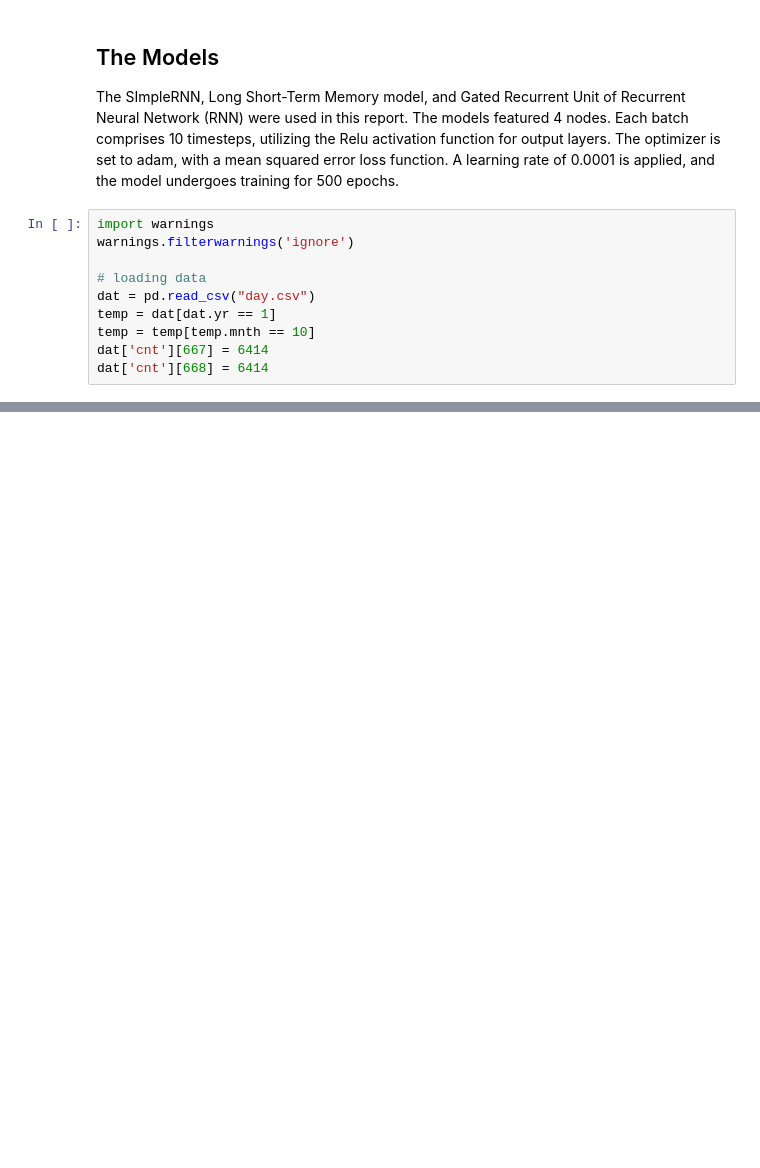
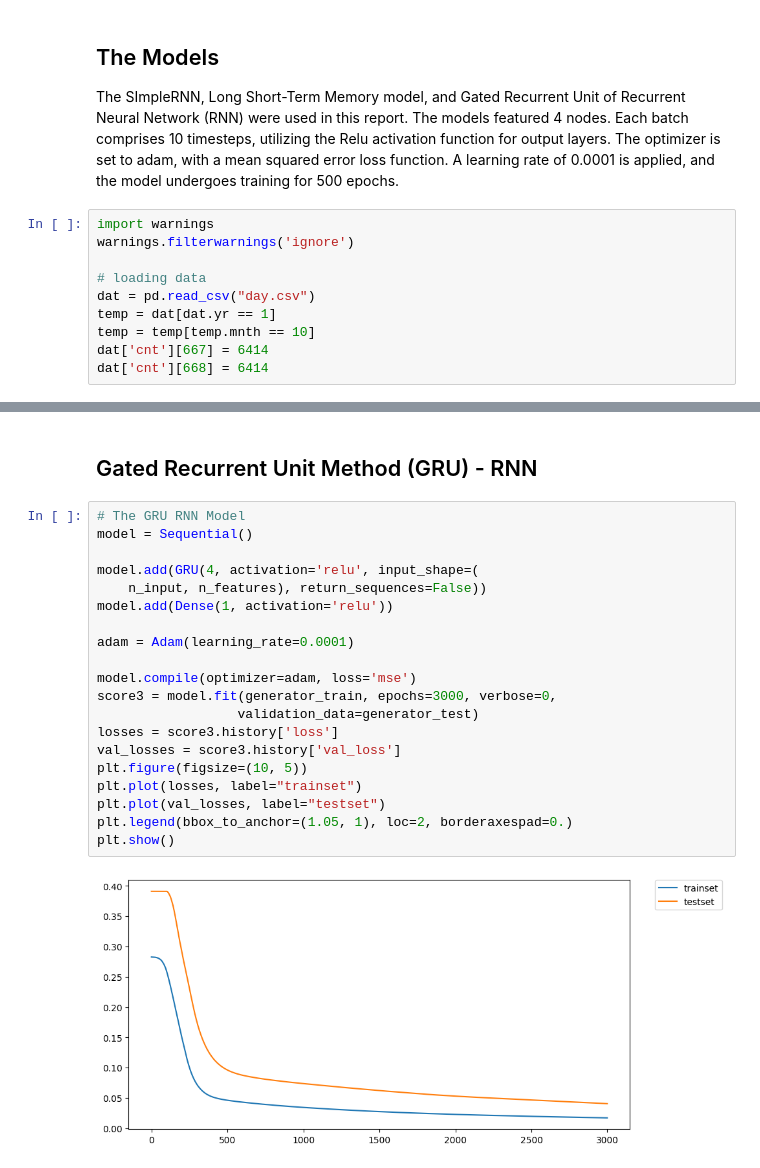
Before and after one commit to Alexadenuga/machine_learning_RNN_bike_data, a Jupyter notebook: bike_machine_learning.ipynb, the cells around one changed output, grey strips where cells are left out. Drawn from its saved outputs; the diff is of its cells as text; blank space fills up the shorter version.

```diff
--- a/bike_machine_learning.ipynb
+++ b/bike_machine_learning.ipynb
@@ -40,0 +262,24 @@ dat['cnt'][668] = 6414
+# %% [markdown]
+## Gated Recurrent Unit Method (GRU) - RNN
+# %%
+# The GRU RNN Model
+model = Sequential()
+
+model.add(GRU(4, activation='relu', input_shape=(
+    n_input, n_features), return_sequences=False))
+model.add(Dense(1, activation='relu'))
+
+adam = Adam(learning_rate=0.0001)
+
+model.compile(optimizer=adam, loss='mse')
+score3 = model.fit(generator_train, epochs=3000, verbose=0,
+                  validation_data=generator_test)
+losses = score3.history['loss']
+val_losses = score3.history['val_loss']
+plt.figure(figsize=(10, 5))
+plt.plot(losses, label="trainset")
+plt.plot(val_losses, label="testset")
+plt.legend(bbox_to_anchor=(1.05, 1), loc=2, borderaxespad=0.)
+plt.show()
+# %% [output]
+[figure, added]
```
Also changed, not shown: parts of 22 cells of this notebook.
